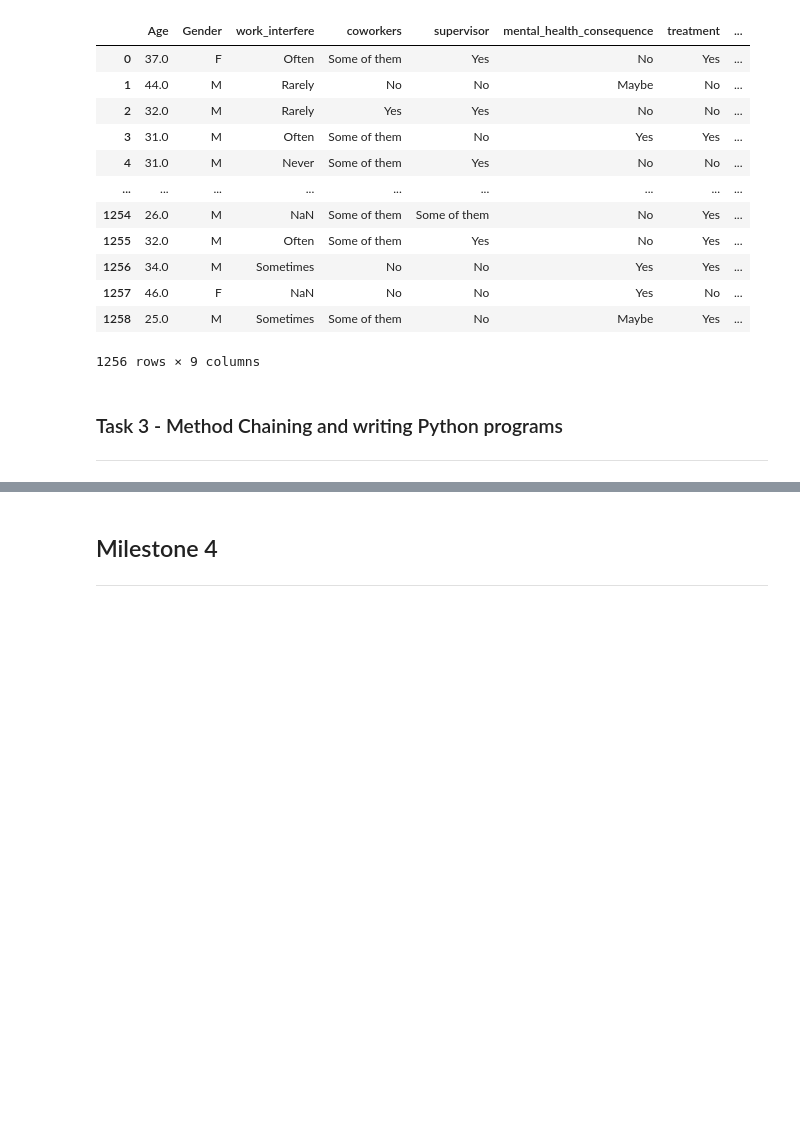
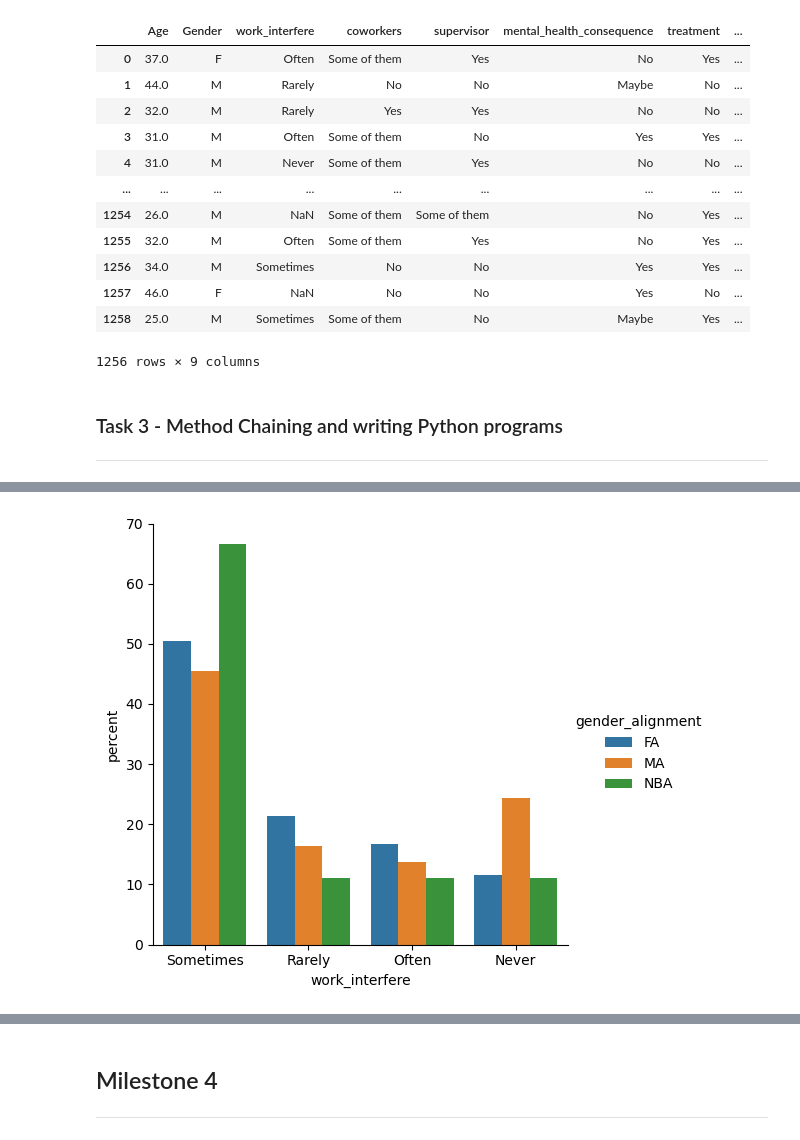
Before and after one commit to ubco-W2022T1-cosc301/project-group06, a Jupyter notebook: notebooks/analysis3.ipynb, the cells around one changed output, grey strips where cells are left out. Drawn from its saved outputs; the diff is of its cells as text; code cells hidden in the pictures; blank space fills up the shorter version.

```diff
--- a/notebooks/analysis3.ipynb
+++ b/notebooks/analysis3.ipynb
@@ -258,0 +364,4 @@ Task 4 is completed in groupAnalysis.ipynb.
+# %%
+p3.countNormalizedPlot(df3,'gender_alignment','work_interfere')
+# %% [output]
+[figure, added]
```
Also changed, not shown: parts of 34 cells of this notebook, 2 other files.
